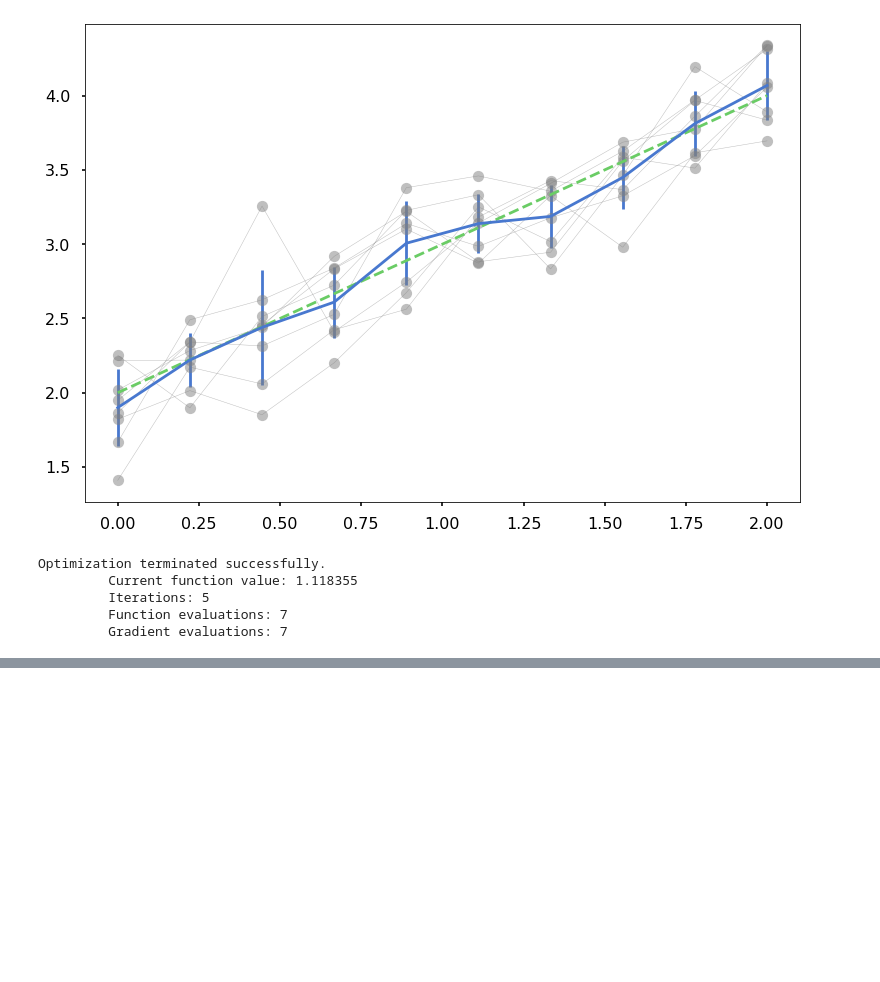
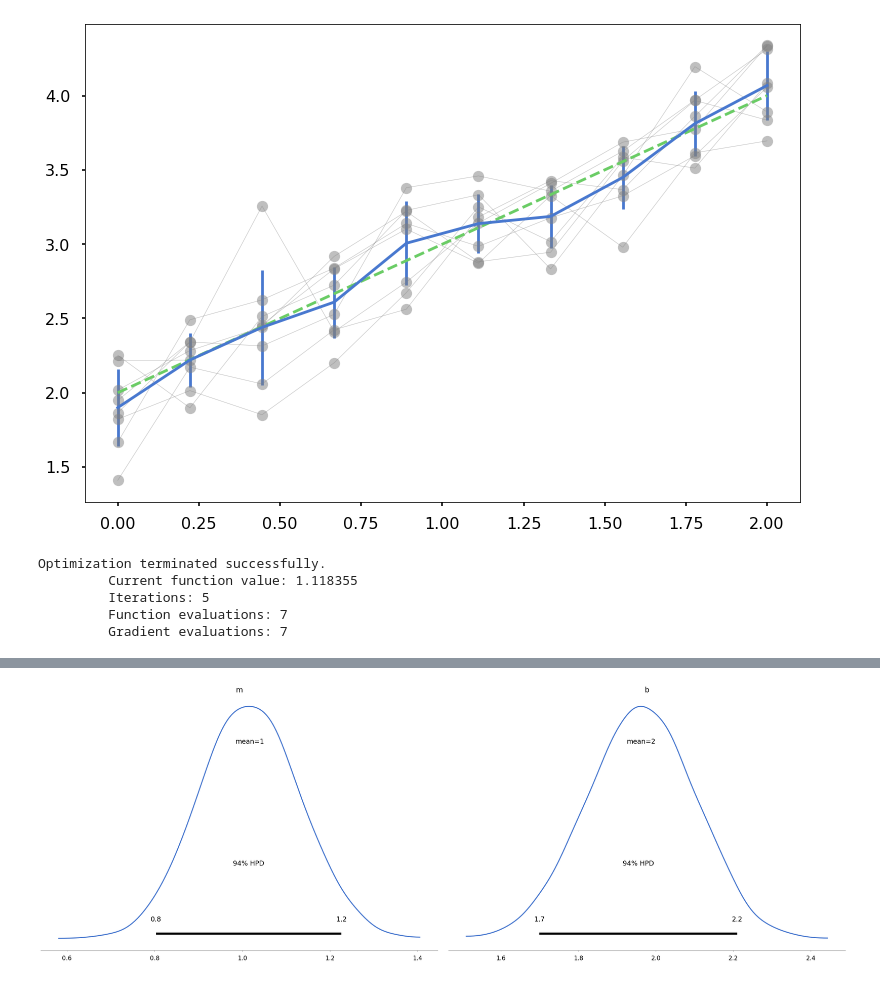
Before and after one commit to johnjmolina/MLKyoto, a Jupyter notebook: _notebooks/2020-05-13-Parameter-Estimation.ipynb, the cells around one changed output, grey strips where cells are left out. Saved outputs shown, nothing was run; the diff lists cells and outputs as text; code cells hidden in the pictures; blank space fills up the shorter version.

```diff
--- a/_notebooks/2020-05-13-Parameter-Estimation.ipynb
+++ b/_notebooks/2020-05-13-Parameter-Estimation.ipynb
@@ -265,0 +148,4 @@ for i in range(nparams):
+# %%
+pm.plot_posterior(trace_uni, var_names=['m', 'b']);
+# %% [output]
+[figure, added]
```
Also changed, not shown: parts of 52 cells of this notebook.
